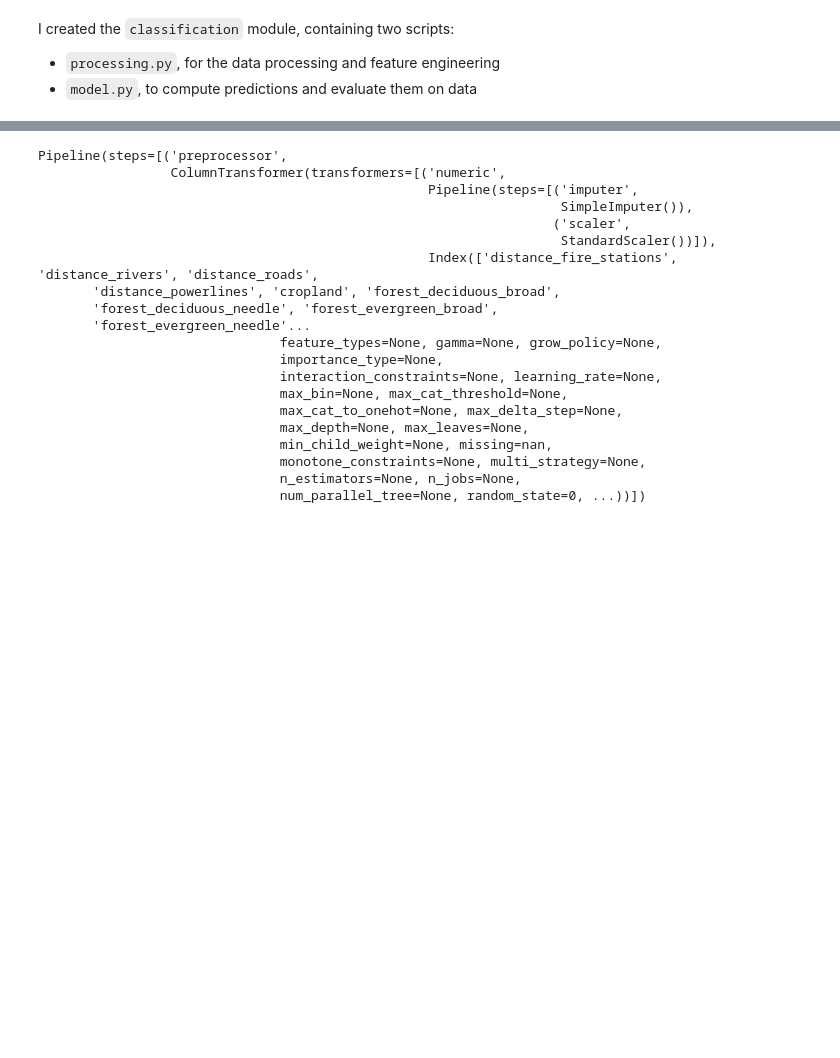
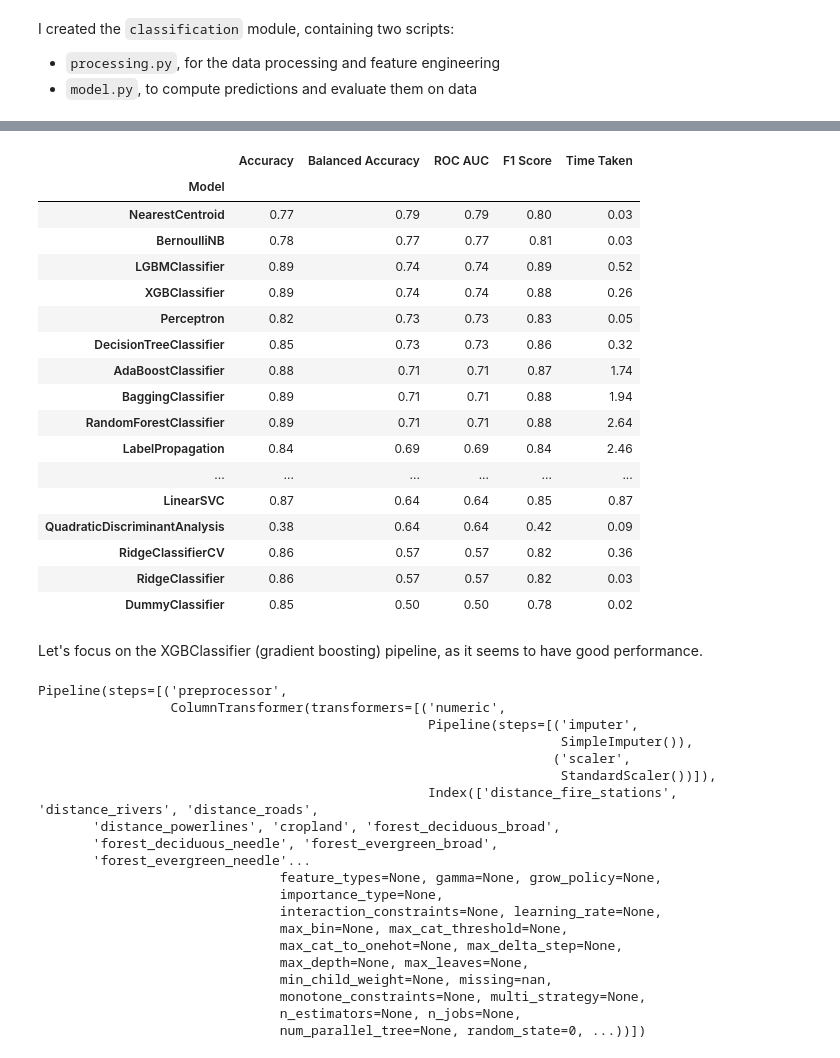
Before and after one commit to daltunay/descartes-data-sci, a Jupyter notebook: 03-classification_ignition_points.ipynb, the cells around one changed output, grey strips where cells are left out. Cells and saved outputs as stored; diff of their text form; code cells hidden in the pictures; blank space fills up the shorter version.

```diff
--- a/03-classification_ignition_points.ipynb
+++ b/03-classification_ignition_points.ipynb
@@ -136,3 +151,26 @@ And if memory is not enough, you can set `force_col_wise=true`.
+# %%
+display(models)
+# %% [output]
+|  | Accuracy | Balanced Accuracy | ROC AUC | F1 Score | Time Taken |
+| Model |  |  |  |  |  |
+| NearestCentroid | 0.77 | 0.79 | 0.79 | 0.80 | 0.03 |
+| BernoulliNB | 0.78 | 0.77 | 0.77 | 0.81 | 0.03 |
+| LGBMClassifier | 0.89 | 0.74 | 0.74 | 0.89 | 0.52 |
+| XGBClassifier | 0.89 | 0.74 | 0.74 | 0.88 | 0.26 |
+| Perceptron | 0.82 | 0.73 | 0.73 | 0.83 | 0.05 |
+| DecisionTreeClassifier | 0.85 | 0.73 | 0.73 | 0.86 | 0.32 |
+| AdaBoostClassifier | 0.88 | 0.71 | 0.71 | 0.87 | 1.74 |
+| BaggingClassifier | 0.89 | 0.71 | 0.71 | 0.88 | 1.94 |
+| RandomForestClassifier | 0.89 | 0.71 | 0.71 | 0.88 | 2.64 |
+| LabelPropagation | 0.84 | 0.69 | 0.69 | 0.84 | 2.46 |
+| ... | ... | ... | ... | ... | ... |
+| LinearSVC | 0.87 | 0.64 | 0.64 | 0.85 | 0.87 |
+| QuadraticDiscriminantAnalysis | 0.38 | 0.64 | 0.64 | 0.42 | 0.09 |
+| RidgeClassifierCV | 0.86 | 0.57 | 0.57 | 0.82 | 0.36 |
+| RidgeClassifier | 0.86 | 0.57 | 0.57 | 0.82 | 0.03 |
+| DummyClassifier | 0.85 | 0.50 | 0.50 | 0.78 | 0.02 |
+# %% [markdown]
+Let's focus on the XGBClassifier (gradient boosting) pipeline, as it seems to have good performance.
 # %%
 model_dict = predictor.provide_models(X_train, X_test, y_train, y_test)
 selected_model = model_dict.get("XGBClassifier")
```
Also changed, not shown: parts of 12 cells of this notebook.
